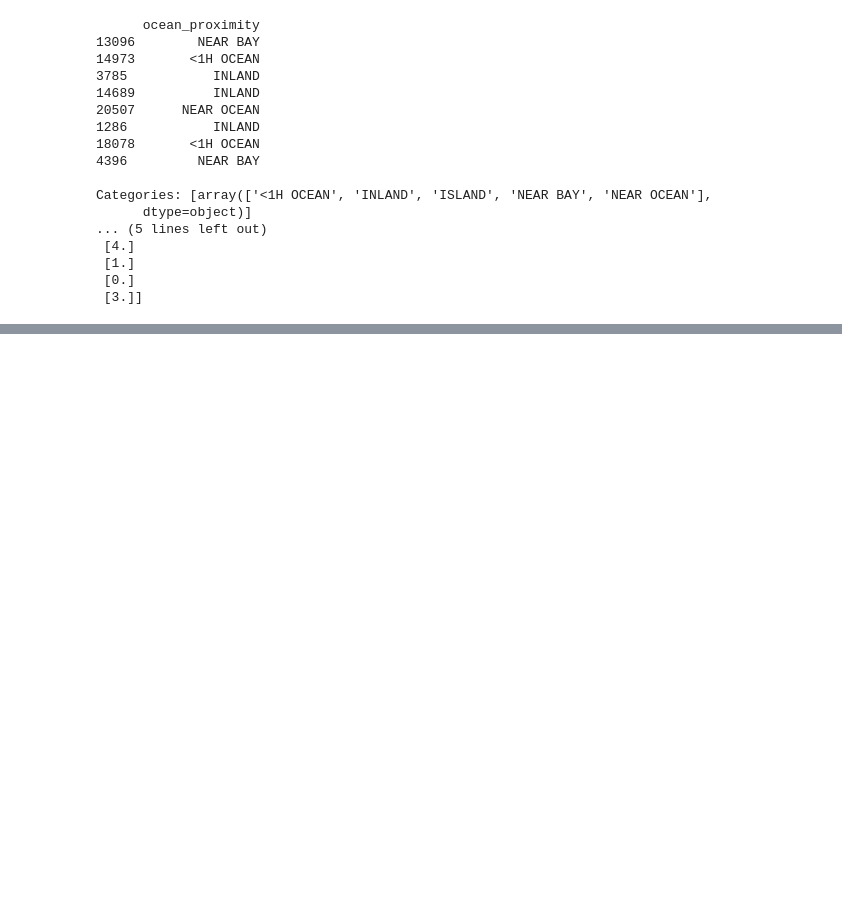
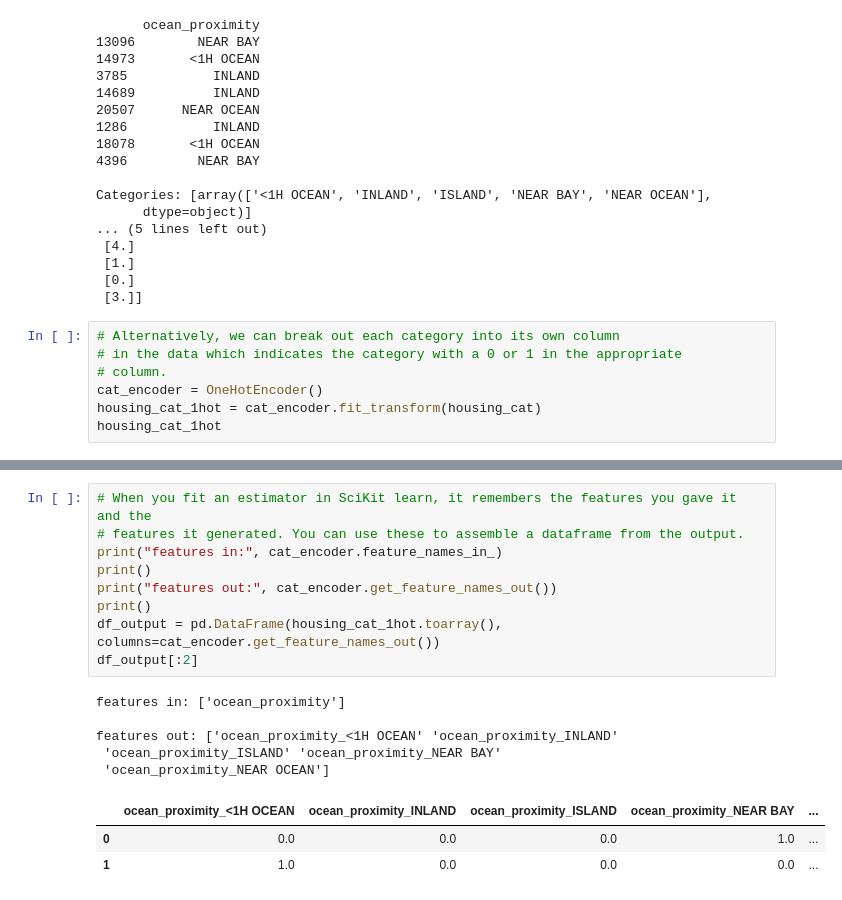
Before and after one commit to fractalate/study-geron-hands-on-machine-learning-with-scikit-learn-keras-and-tensorflow, a Jupyter notebook: Chapter 02/Notebook.ipynb, the cells around one changed output, grey strips where cells are left out. Cells and saved outputs as stored; diff of their text form; blank space fills up the shorter version.

```diff
--- a/Chapter 02/Notebook.ipynb
+++ b/Chapter 02/Notebook.ipynb
@@ -275,3 +273,10 @@ Categories: [array(['<1H OCEAN', 'INLAND', 'ISLAND', 'NEAR BAY', 'NEAR OCEAN'],
  [1.]
  [0.]
  [3.]]
+# %%
+# Alternatively, we can break out each category into its own column
+# in the data which indicates the category with a 0 or 1 in the appropriate
+# column.
+cat_encoder = OneHotEncoder()
+housing_cat_1hot = cat_encoder.fit_transform(housing_cat)
+housing_cat_1hot
@@ -277,0 +327,18 @@ Categories: [array(['<1H OCEAN', 'INLAND', 'ISLAND', 'NEAR BAY', 'NEAR OCEAN'],
+# %%
+# When you fit an estimator in SciKit learn, it remembers the features you gave it and the
+# features it generated. You can use these to assemble a dataframe from the output.
+print("features in:", cat_encoder.feature_names_in_)
+print()
+print("features out:", cat_encoder.get_feature_names_out())
+print()
+df_output = pd.DataFrame(housing_cat_1hot.toarray(), columns=cat_encoder.get_feature_names_out())
+df_output[:2]
+# %% [output]
+features in: ['ocean_proximity']
+
+features out: ['ocean_proximity_<1H OCEAN' 'ocean_proximity_INLAND'
+ 'ocean_proximity_ISLAND' 'ocean_proximity_NEAR BAY'
+ 'ocean_proximity_NEAR OCEAN']
+|  | ocean_proximity_<1H OCEAN | ocean_proximity_INLAND | ocean_proximity_ISLAND | ocean_proximity_NEAR BAY | ... |
+| 0 | 0.0 | 0.0 | 0.0 | 1.0 | ... |
+| 1 | 1.0 | 0.0 | 0.0 | 0.0 | ... |
```
Also changed, not shown: parts of 10 cells of this notebook.
